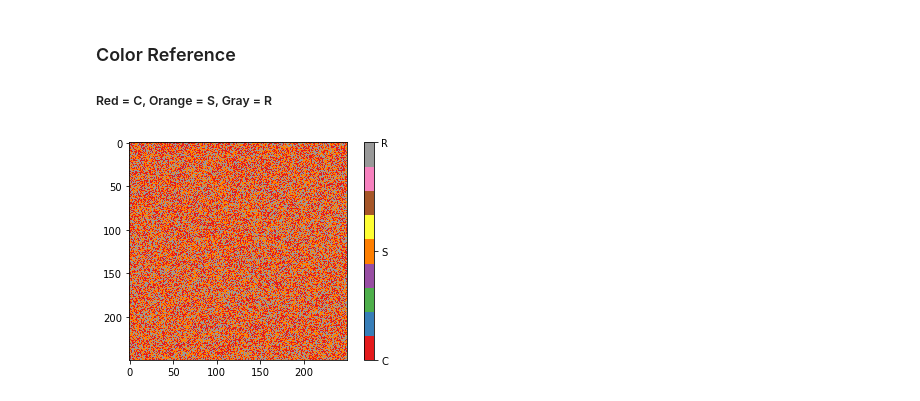
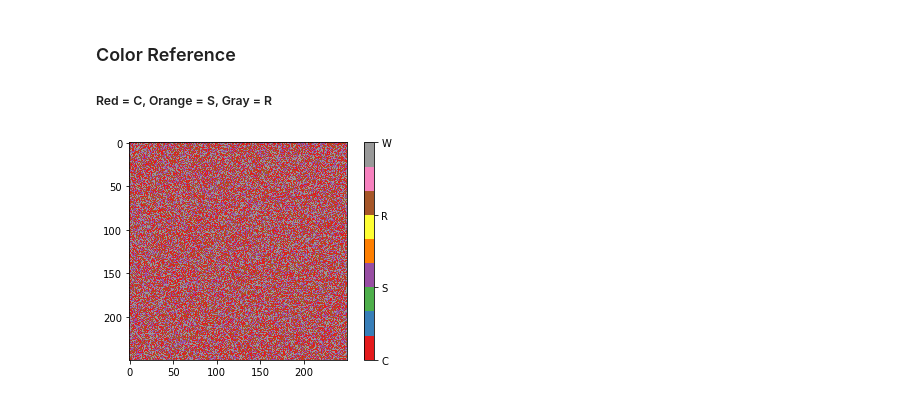
Before and after one commit to Bozcomlekci/CSR_Cell_Competition, a Jupyter notebook: CSR_Simulation.ipynb, the cells around one changed output. Saved outputs shown, nothing was run; the diff lists cells and outputs as text; code cells hidden in the pictures.

```diff
--- a/CSR_Simulation.ipynb
+++ b/CSR_Simulation.ipynb
@@ -11,31 +11,32 @@ Link to the article: [Local dispersal promotes biodiversity in a real-life game
 # %%
 import numpy as np
 import matplotlib.pyplot as plt
+from tqdm.notebook import tqdm
 
 import random
 
-nums = [0,1,2]
-a = 1/3
-b = 1/3
-probs = [a, b, 1-a-b]
+nums = [0,1,2,3]
+a = 1/4
+b = 1/4
+probs = [a, a, b, 1-a-a-b]
 
 grid_size = 250 #change accordingly
-s_dict = {0:'C', 1:'S', 2:'R'}
+s_dict = {0:'C', 1:'S', 2:'R', 3:'W'}
 s_dict_rev = {value : key for (key, value) in s_dict.items()}
 
 arr = np.zeros((grid_size,grid_size))
 
 for i in range(grid_size):
     for j in range(grid_size):
         arr[i,j] = random.choices(nums, weights=probs)[0]
 plt.imshow(arr, interpolation='none', cmap=plt.get_cmap('Set1'))
 cbar = plt.colorbar()
-cbar.set_ticks([0, 1, 2])
-cbar.set_ticklabels(["C", "S", "R"])
-plt.clim(0,2)
+cbar.set_ticks([0, 1, 2, 3])
+cbar.set_ticklabels(["C", "S", "R", "W"])
+plt.clim(0,3)
 plt.show()
 # %% [output]
-[figure, old version]
+[figure, new version]
 # %%
 def randomPoint(grid_size = 250):
     return random.choices(range(grid_size), k=2)
```
Also changed, not shown: parts of 3 cells of this notebook.
